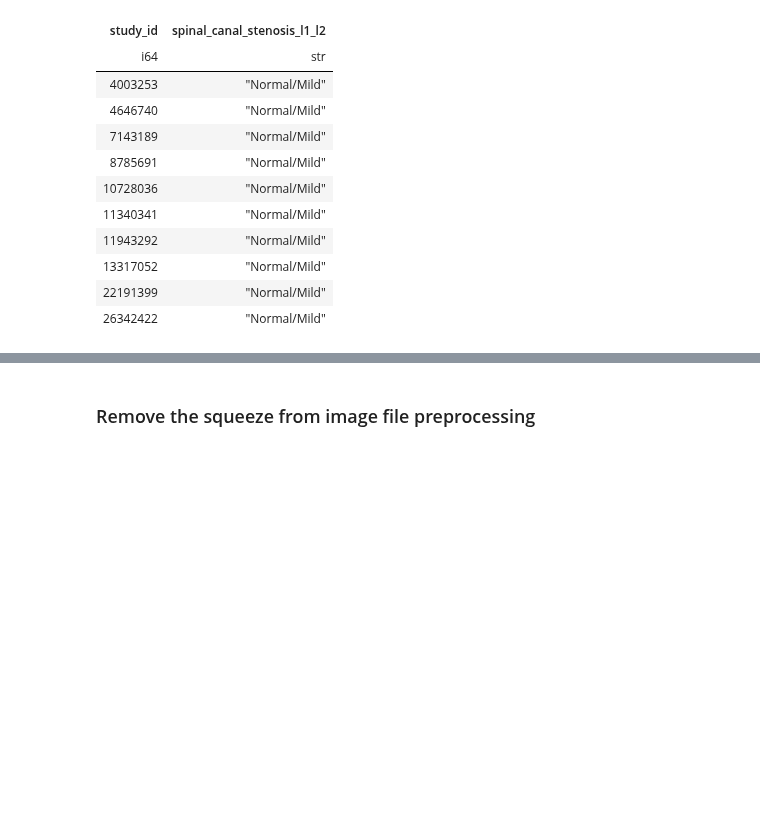
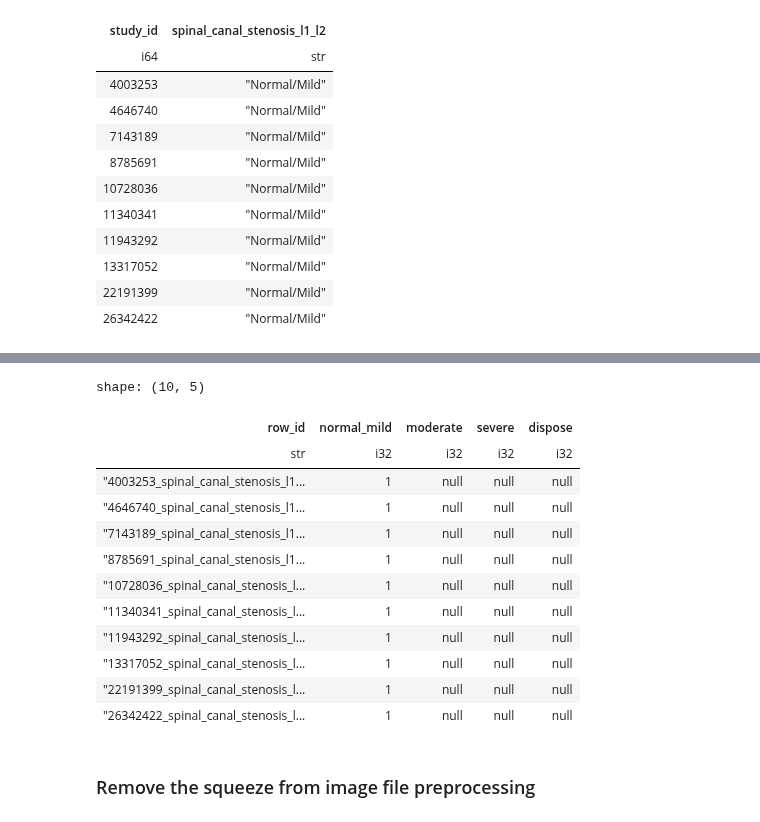
Before and after one commit to sumaniitm/RSNA-2024-Lumbar-Spine-Degenerative-Classification, a Jupyter notebook: feature-extraction-rsna2024-sumaniitm.ipynb, the cells around one changed output, grey strips where cells are left out. Cells and saved outputs as stored; diff of their text form; code cells hidden in the pictures; blank space fills up the shorter version.

```diff
--- a/feature-extraction-rsna2024-sumaniitm.ipynb
+++ b/feature-extraction-rsna2024-sumaniitm.ipynb
@@ -325,0 +324,3 @@ train_studies_metadata_df_p = train_studies_metadata_df_up.pivot("subject", inde
+# %%
+temp = train_studies_metadata_df_up\
+.select([pl.col('row_id'), pl.col('encoded_severity'), pl.col('severity')])
@@ -326,3 +344,25 @@ train_studies_metadata_df_p = train_studies_metadata_df_up.pivot("subject", inde
+# %%
+train_studies_metadata_df_final = temp\
+.select([pl.col('row_id'), pl.col('encoded_severity'), pl.col('severity')])\
+.pivot("severity", index="row_id", values="encoded_severity")
+
+train_studies_metadata_df_final.columns = ['row_id', 'normal_mild', 'moderate', 'severe', 'dispose']
+
+train_studies_metadata_df_final.head(10)
+# %% [output]
+shape: (10, 5)
+| row_id | normal_mild | moderate | severe | dispose |
+| str | i32 | i32 | i32 | i32 |
+| "4003253_spinal_canal_stenosis_l1... | 1 | null | null | null |
+| "4646740_spinal_canal_stenosis_l1... | 1 | null | null | null |
+| "7143189_spinal_canal_stenosis_l1... | 1 | null | null | null |
+| "8785691_spinal_canal_stenosis_l1... | 1 | null | null | null |
+| "10728036_spinal_canal_stenosis_l... | 1 | null | null | null |
+| "11340341_spinal_canal_stenosis_l... | 1 | null | null | null |
+| "11943292_spinal_canal_stenosis_l... | 1 | null | null | null |
+| "13317052_spinal_canal_stenosis_l... | 1 | null | null | null |
+| "22191399_spinal_canal_stenosis_l... | 1 | null | null | null |
+| "26342422_spinal_canal_stenosis_l... | 1 | null | null | null |
 # %%
 config = {}
 config['root_file_path'] = '/kaggle/input/rsna-2024-lumbar-spine-degenerative-classification/train_images'
```
Also changed, not shown: parts of 2 cells of this notebook.
